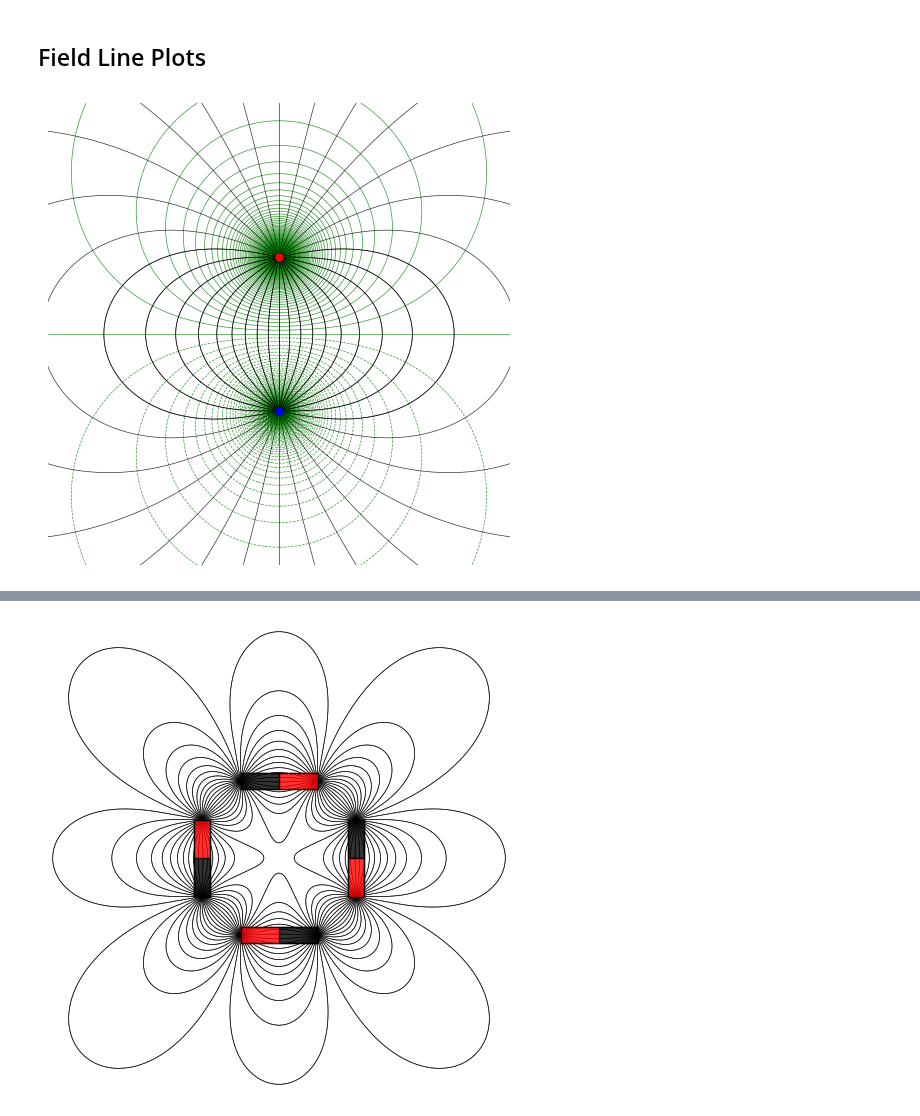
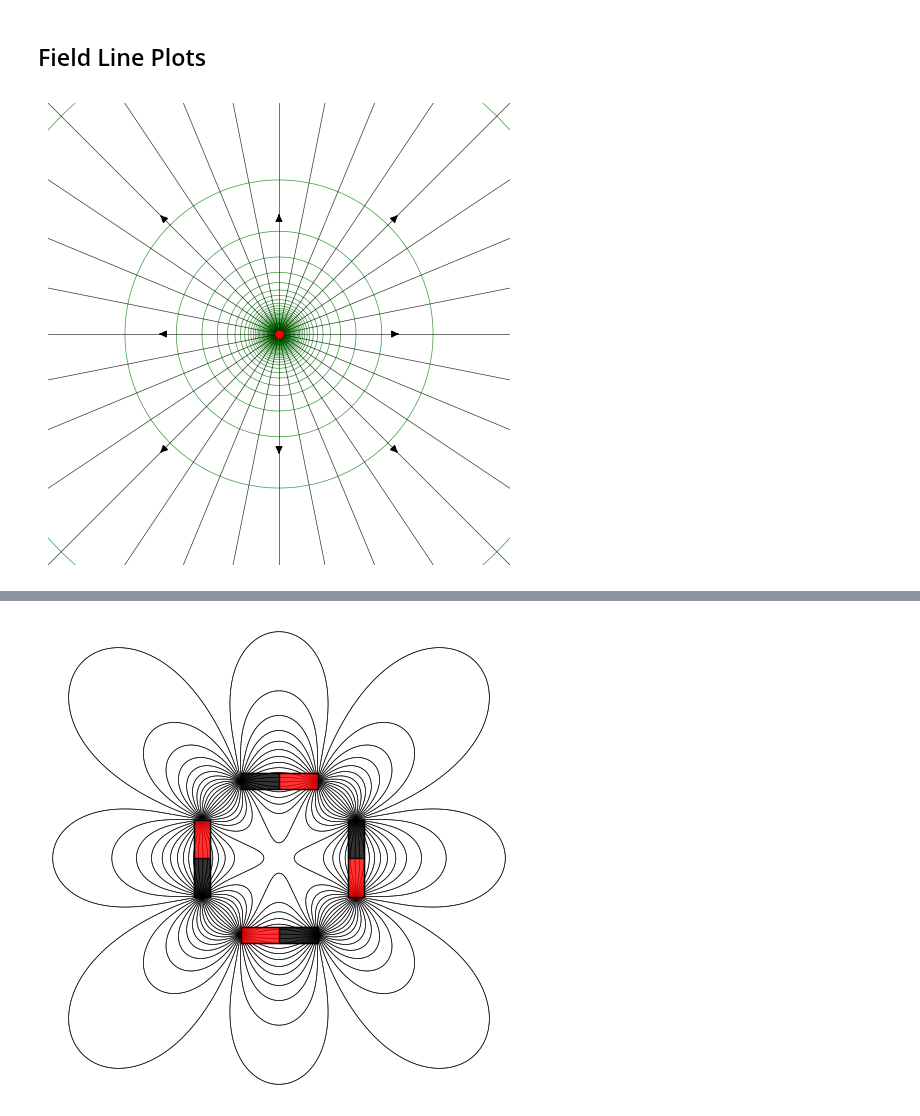
Before and after one commit to rkingery/notebooks, a Jupyter notebook: figures.ipynb, the cells around one changed output, grey strips where cells are left out. Cells and saved outputs as stored; diff of their text form; code cells hidden in the pictures.

```diff
--- a/figures.ipynb
+++ b/figures.ipynb
@@ -157,79 +196,70 @@ class FieldLinePlotter:
         return ax
 # %%
 class PointCharge:
-    def __init__(self, q, position):
-        self.q = q
+    def __init__(self, charge=1, position=(0, 0)):
+        self.charge = charge
         self.x = position[0]
         self.y = position[1]
 
     def field(self, x, y):
         dx = x - self.x
         dy = y - self.y
-        r2 = dx**2 + dy**2
-        if r2 < 1e-12:
+        dr = np.sqrt(dx ** 2 + dy ** 2)
+        if dr < 1e-6:
             return (0, 0) # avoid singularity at charge position
-        r3 = r2 ** 1.5
-        return (self.q * dx / r3, self.q * dy / r3)
+        return (self.charge * dx / dr ** 3, self.charge * dy / dr ** 3)
+
+    def potential(self, x, y):
+        dx = x - self.x
+        dy = y - self.y
+        dr = np.sqrt(dx**2 + dy**2)
+        if dr < 1e-2:
+            dr = 1e-2 # avoid singularity at charge position
+        return self.charge / dr
 
     def seed_points(self, n_field_lines, step_size):
         angles = np.linspace(0, 2 * np.pi * (n_field_lines - 1) / n_field_lines, n_field_lines)
         seeds = []
         for angle in angles:
-            x0 = self.x + np.cos(angle) * step_size
-            y0 = self.y + np.sin(angle) * step_size
-            seeds.append((x0, y0))
+            x = self.x + np.cos(angle) * step_size
+            y = self.y + np.sin(angle) * step_size
+            seeds.append((x, y))
         return seeds
 
     def plot_distribution(self, ax, xlim, ylim):
-        if self.q > 0:
-            ax.plot(self.x, self.y, 'o', color='red', ms=5)
-        elif self.q < 0:
-            ax.plot(self.x, self.y, 'o', color='blue', ms=5)
+        color = 'red' if self.charge > 0 else 'blue'
+        ax.plot(self.x, self.y, 'o', color=color, ms=5, zorder=10)
+
+class MultipleChargeDistributions:
+    def __init__(self, distributions):
+        self.distributions = distributions
+
+    def field(self, x, y):
+        total_field_x = sum([distribution.field(x, y)[0] for distribution in self.distributions])
+        total_field_y = sum([distribution.field(x, y)[1] for distribution in self.distributions])
+        return total_field_x, total_field_y
 
     def potential(self, x, y):
-        dx = x - self.x
-        dy = y - self.y
-        r = np.sqrt(dx**2 + dy**2)
-        if r < 1e-6:
-            r = 1e-6
-        return self.q / r
-
-class ChargeDistribution:
-    def __init__(self, sources):
-        self.sources = sources
-
-    def field(self, x, y):
-        Ex, Ey = 0, 0
-        for src in self.sources:
-            Fx, Fy = src.field_vector(x, y)
-            Ex += Fx
-            Ey += Fy
-        return Ex, Ey
+        return sum([distribution.potential(x, y) for distribution in self.distributions])
 
     def seed_points(self, n_field_lines, step_size):
         seeds = []
-        for src in self.sources:
-            seeds.extend(src.seed_points(n_field_lines, step_size))
+        for distribution in self.distributions:
+            seeds.extend(distribution.seed_points(n_field_lines, step_size))
         return seeds
 
     def plot_distribution(self, ax, xlim, ylim):
-        for src in self.sources:
-            src.plot_distribution(ax, xlim, ylim)
+        for distribution in self.distributions:
+            distribution.plot_distribution(ax, xlim, ylim)
 
-    def potential(self, x, y):
-        potential = 0
-        for src in self.sources:
-            potential += src.potential(x, y)
-        return potential
-
-# charges = [PointCharge(1, (0, 0))]
-charges = [PointCharge(-1, (0, -1)), PointCharge(1, (0, 1))]
+charges = [PointCharge(1, (0, 0))]
+# charges = [PointCharge(-1, (0, -1)), PointCharge(1, (0, 1))]
 # charges = [PointCharge(1, [1, 1]), PointCharge(-1, [1, -1]), PointCharge(1, [-1, -1]), PointCharge(-1, [-1, 1])]
-distribution = ChargeDistribution(charges)
-plotter = FieldLinePlotter(distribution)
-plotter.plot(n_field_lines=32, xlim=(-3, 3), ylim=(-3, 3), plot_equipotentials=True, n_potential_levels=800);
+distribution = MultipleChargeDistributions(charges)
+plotter = FieldLinePlotter(distribution, n_field_lines=32, x_range=(-3, 3), y_range=(-3, 3))
+plotter.plot(plot_equipotentials=True, n_equipotential_levels=100, show_field_line_arrows=True);
 # %% [output]
-[figure, old version]
+[figure, new version]
 # %%
 class InfiniteSheetDistribution:
     def __init__(self, sigma, center=(0, 0), normal_angle=90, span_length=3):
```
Also changed, not shown: parts of 5 cells of this notebook.
